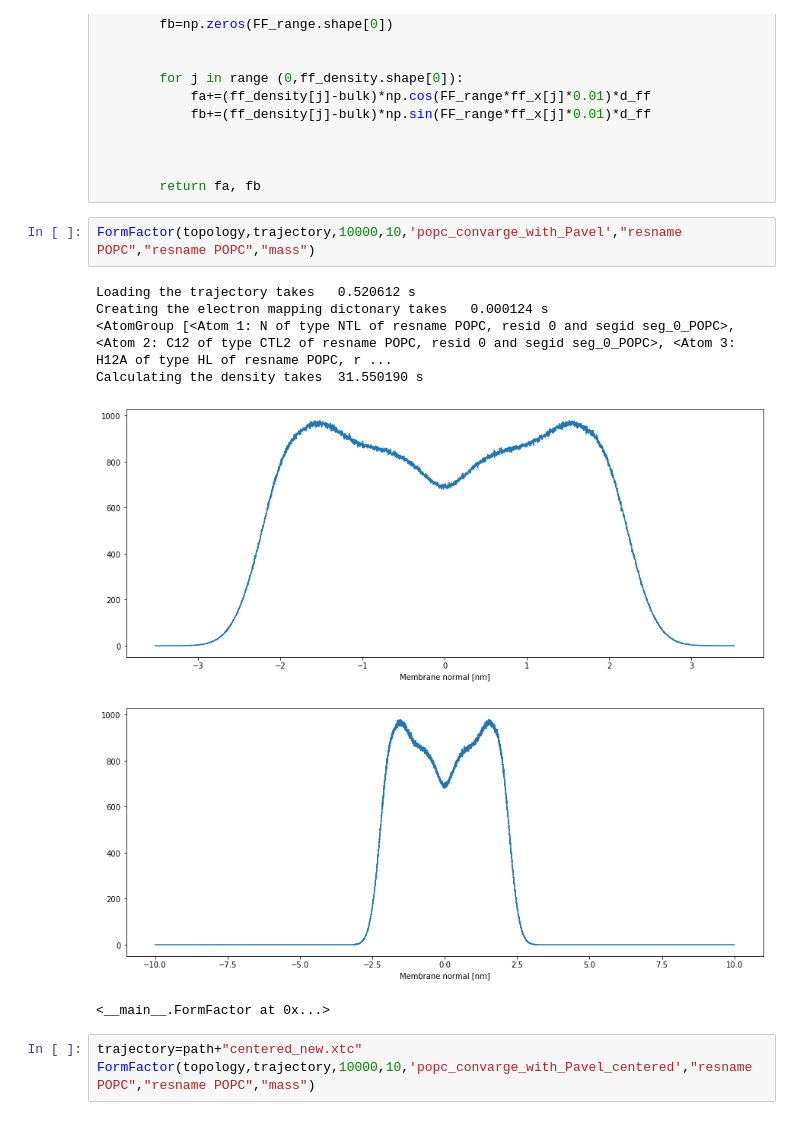
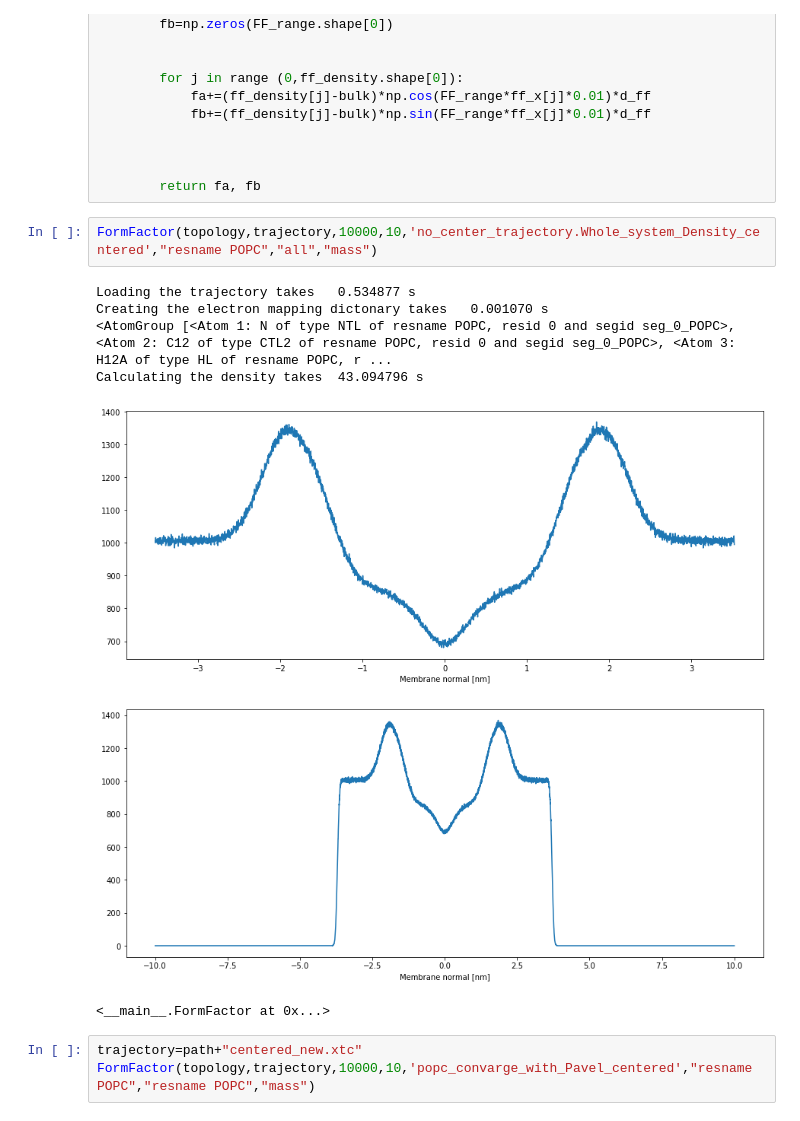
Before and after one commit to nencini/NMR_FF_tools, a Jupyter notebook: FF_script/form_factor.ipynb, the cells around one changed output. Cells and saved outputs as stored; diff of their text form.

```diff
--- a/FF_script/form_factor.ipynb
+++ b/FF_script/form_factor.ipynb
@@ -347,14 +347,14 @@ class FormFactor(object):
 
         return fa, fb
 # %%
-FormFactor(topology,trajectory,10000,10,'popc_convarge_with_Pavel',"resname POPC","resname POPC","mass")
+FormFactor(topology,trajectory,10000,10,'no_center_trajectory.Whole_system_Density_centered',"resname POPC","all","mass")
 # %% [output]
-Loading the trajectory takes   0.520612 s
-Creating the electron mapping dictonary takes   0.000124 s
+Loading the trajectory takes   0.534877 s
+Creating the electron mapping dictonary takes   0.001070 s
 <AtomGroup [<Atom 1: N of type NTL of resname POPC, resid 0 and segid seg_0_POPC>, <Atom 2: C12 of type CTL2 of resname POPC, resid 0 and segid seg_0_POPC>, <Atom 3: H12A of type HL of resname POPC, r ...
-Calculating the density takes  31.550190 s
+Calculating the density takes  43.094796 s
-[figure, old version]
+[figure, new version]
-[figure, old version]
+[figure, new version]
 <__main__.FormFactor at 0x...>
 # %%
 trajectory=path+"centered_new.xtc"
```
Also changed, not shown: 1 other file.
